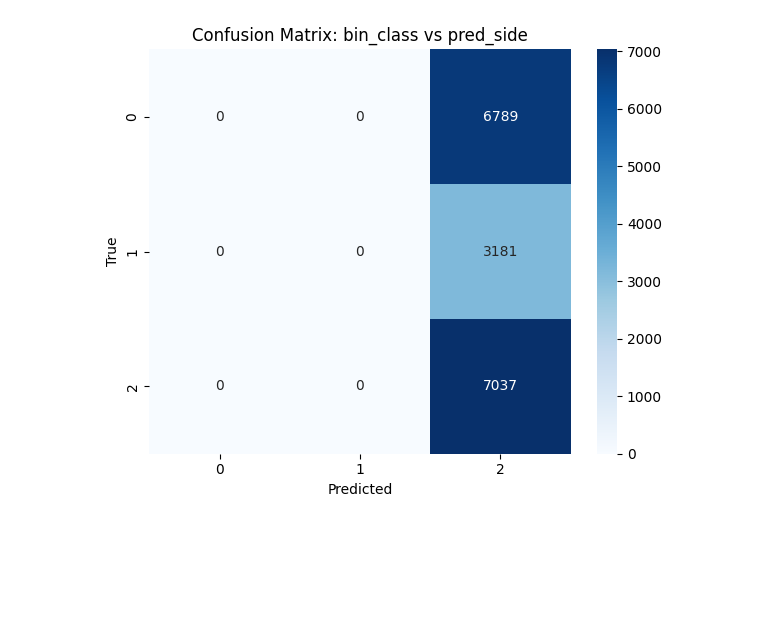
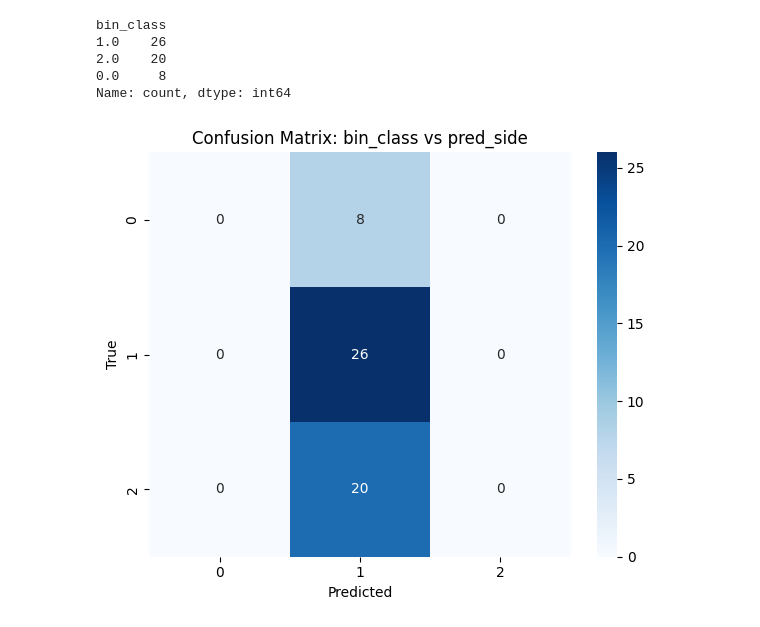
Before and after one commit to chillmelon/fxml, a Jupyter notebook: notebook/51 Model Visualization.ipynb, the cells around one changed output. Cells and saved outputs as stored; diff of their text form; code cells hidden in the pictures; blank space fills up the shorter version.

Commit message:
add: baseline models

```diff
--- a/notebook/51 Model Visualization.ipynb
+++ b/notebook/51 Model Visualization.ipynb
@@ -4,7 +4,7 @@ import matplotlib.pyplot as plt
 import seaborn as sns
 from sklearn.metrics import confusion_matrix
 # %%
-predictions_df = pd.read_pickle('../data/predictions/lstm_classifier_USDJPY-5m-20210101-20241231-CUSUM_0.001-TB.pkl')
+predictions_df = pd.read_pickle('../data/predictions/baseline_classifier_USDJPY-5m-20210101-20241231-CUSUM_0.001-TB.pkl')
 # %%
 predictions_df.head()
 # %% [output]
@@ -22,19 +37,29 @@ array([2., 0., 1.])
+# %%
+filter_df = predictions_df[predictions_df['confidence']>0.5]
+# %%
+filter_df['bin_class'].value_counts()
+# %% [output]
+bin_class
+1.0    26
+2.0    20
+0.0     8
+Name: count, dtype: int64
 # %%
 # 將類別轉為整數型別
-y_true = predictions_df["bin_class"].astype(int)
-y_pred = predictions_df["prediction"].astype(int)
+y_true = filter_df["bin_class"].astype(int)
+y_pred = filter_df["prediction"].astype(int)
 
 # 計算混淆矩陣
 cm = confusion_matrix(y_true, y_pred, labels=[0, 1, 2])
 
 
 # 繪圖
 plt.figure(figsize=(6, 5))
 sns.heatmap(cm, annot=True, fmt="d", cmap="Blues")
 plt.xlabel("Predicted")
 plt.ylabel("True")
 plt.title("Confusion Matrix: bin_class vs pred_side")
 plt.tight_layout()
 plt.show()
 # %% [output]
-[figure, old version]
+[figure, new version]
```
Also changed, not shown: parts of 3 cells of this notebook, 37 other files.
